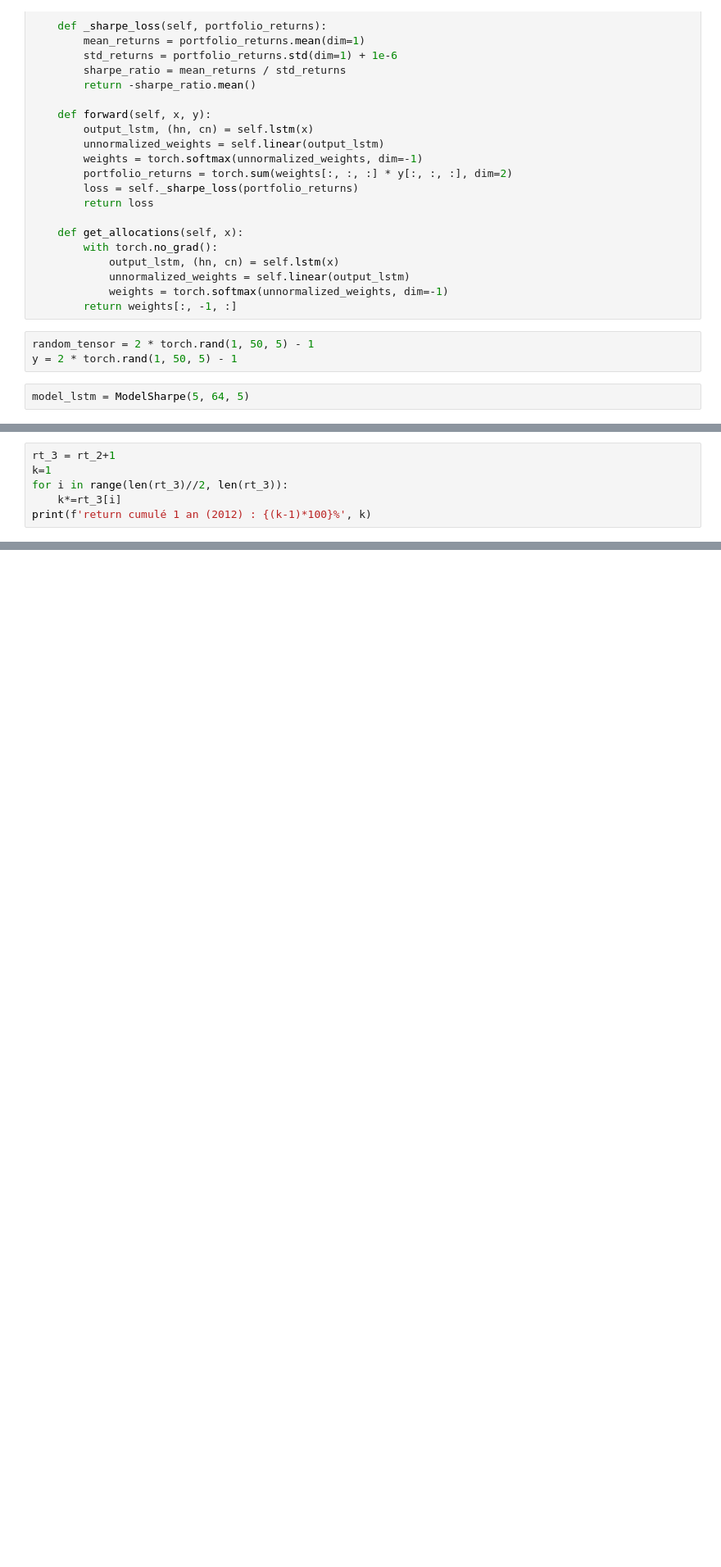
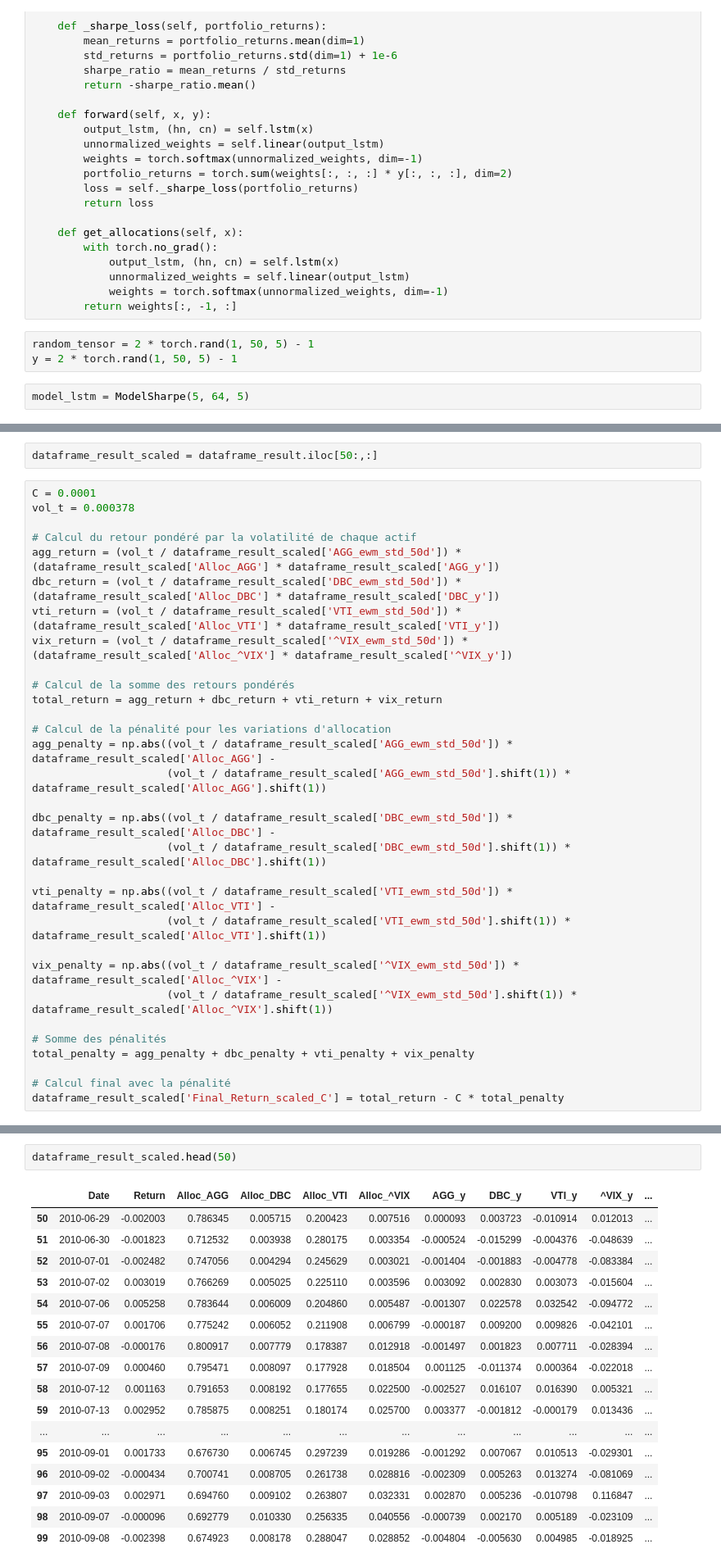
Before and after one commit to alexandreviard/DL-Portfolio-CMAP, a Jupyter notebook: lstm_rapide.ipynb, the cells around one changed output, grey strips where cells are left out. Shown: that part at 82% size. Cells and saved outputs as stored; diff of their text form; blank space fills up the shorter version.

```diff
--- a/lstm_rapide.ipynb
+++ b/lstm_rapide.ipynb
@@ -260,6 +152,0 @@ return cumulé 1 an (2011): 19.404694022165092% tensor(1.1940, dtype=torch.float
-# %%
-rt_3 = rt_2+1
-k=1
-for i in range(len(rt_3)//2, len(rt_3)):
-    k*=rt_3[i]
-print(f'return cumulé 1 an (2012) : {(k-1)*100}%', k)
@@ -267,0 +479,33 @@ return cumulé 1 an (2012) : 27.753478093539673% tensor(1.2775, dtype=torch.floa
+# %%
+dataframe_result_scaled = dataframe_result.iloc[50:,:]
+# %%
+C = 0.0001
+vol_t = 0.000378
+
+# Calcul du retour pondéré par la volatilité de chaque actif
+agg_return = (vol_t / dataframe_result_scaled['AGG_ewm_std_50d']) * (dataframe_result_scaled['Alloc_AGG'] * dataframe_result_scaled['AGG_y'])
+dbc_return = (vol_t / dataframe_result_scaled['DBC_ewm_std_50d']) * (dataframe_result_scaled['Alloc_DBC'] * dataframe_result_scaled['DBC_y'])
+vti_return = (vol_t / dataframe_result_scaled['VTI_ewm_std_50d']) * (dataframe_result_scaled['Alloc_VTI'] * dataframe_result_scaled['VTI_y'])
+vix_return = (vol_t / dataframe_result_scaled['^VIX_ewm_std_50d']) * (dataframe_result_scaled['Alloc_^VIX'] * dataframe_result_scaled['^VIX_y'])
+
+# Calcul de la somme des retours pondérés
+total_return = agg_return + dbc_return + vti_return + vix_return
+
+# Calcul de la pénalité pour les variations d'allocation
+agg_penalty = np.abs((vol_t / dataframe_result_scaled['AGG_ewm_std_50d']) * dataframe_result_scaled['Alloc_AGG'] -
+                     (vol_t / dataframe_result_scaled['AGG_ewm_std_50d'].shift(1)) * dataframe_result_scaled['Alloc_AGG'].shift(1))
+
+dbc_penalty = np.abs((vol_t / dataframe_result_scaled['DBC_ewm_std_50d']) * dataframe_result_scaled['Alloc_DBC'] -
+                     (vol_t / dataframe_result_scaled['DBC_ewm_std_50d'].shift(1)) * dataframe_result_scaled['Alloc_DBC'].shift(1))
+
+vti_penalty = np.abs((vol_t / dataframe_result_scaled['VTI_ewm_std_50d']) * dataframe_result_scaled['Alloc_VTI'] -
+                     (vol_t / dataframe_result_scaled['VTI_ewm_std_50d'].shift(1)) * dataframe_result_scaled['Alloc_VTI'].shift(1))
+
+vix_penalty = np.abs((vol_t / dataframe_result_scaled['^VIX_ewm_std_50d']) * dataframe_result_scaled['Alloc_^VIX'] -
+                     (vol_t / dataframe_result_scaled['^VIX_ewm_std_50d'].shift(1)) * dataframe_result_scaled['Alloc_^VIX'].shift(1))
+
+# Somme des pénalités
+total_penalty = agg_penalty + dbc_penalty + vti_penalty + vix_penalty
+
+# Calcul final avec la pénalité
+dataframe_result_scaled['Final_Return_scaled_C'] = total_return - C * total_penalty
@@ -267,0 +518,20 @@ return cumulé 1 an (2012) : 27.753478093539673% tensor(1.2775, dtype=torch.floa
+# %%
+dataframe_result_scaled.head(50)
+# %% [output]
+|  | Date | Return | Alloc_AGG | Alloc_DBC | Alloc_VTI | Alloc_^VIX | AGG_y | DBC_y | VTI_y | ^VIX_y | ... |
+| 50 | 2010-06-29 | -0.002003 | 0.786345 | 0.005715 | 0.200423 | 0.007516 | 0.000093 | 0.003723 | -0.010914 | 0.012013 | ... |
+| 51 | 2010-06-30 | -0.001823 | 0.712532 | 0.003938 | 0.280175 | 0.003354 | -0.000524 | -0.015299 | -0.004376 | -0.048639 | ... |
+| 52 | 2010-07-01 | -0.002482 | 0.747056 | 0.004294 | 0.245629 | 0.003021 | -0.001404 | -0.001883 | -0.004778 | -0.083384 | ... |
+| 53 | 2010-07-02 | 0.003019 | 0.766269 | 0.005025 | 0.225110 | 0.003596 | 0.003092 | 0.002830 | 0.003073 | -0.015604 | ... |
+| 54 | 2010-07-06 | 0.005258 | 0.783644 | 0.006009 | 0.204860 | 0.005487 | -0.001307 | 0.022578 | 0.032542 | -0.094772 | ... |
+| 55 | 2010-07-07 | 0.001706 | 0.775242 | 0.006052 | 0.211908 | 0.006799 | -0.000187 | 0.009200 | 0.009826 | -0.042101 | ... |
+| 56 | 2010-07-08 | -0.000176 | 0.800917 | 0.007779 | 0.178387 | 0.012918 | -0.001497 | 0.001823 | 0.007711 | -0.028394 | ... |
+| 57 | 2010-07-09 | 0.000460 | 0.795471 | 0.008097 | 0.177928 | 0.018504 | 0.001125 | -0.011374 | 0.000364 | -0.022018 | ... |
+| 58 | 2010-07-12 | 0.001163 | 0.791653 | 0.008192 | 0.177655 | 0.022500 | -0.002527 | 0.016107 | 0.016390 | 0.005321 | ... |
+| 59 | 2010-07-13 | 0.002952 | 0.785875 | 0.008251 | 0.180174 | 0.025700 | 0.003377 | -0.001812 | -0.000179 | 0.013436 | ... |
+| ... | ... | ... | ... | ... | ... | ... | ... | ... | ... | ... | ... |
+| 95 | 2010-09-01 | 0.001733 | 0.676730 | 0.006745 | 0.297239 | 0.019286 | -0.001292 | 0.007067 | 0.010513 | -0.029301 | ... |
+| 96 | 2010-09-02 | -0.000434 | 0.700741 | 0.008705 | 0.261738 | 0.028816 | -0.002309 | 0.005263 | 0.013274 | -0.081069 | ... |
+| 97 | 2010-09-03 | 0.002971 | 0.694760 | 0.009102 | 0.263807 | 0.032331 | 0.002870 | 0.005236 | -0.010798 | 0.116847 | ... |
+| 98 | 2010-09-07 | -0.000096 | 0.692779 | 0.010330 | 0.256335 | 0.040556 | -0.000739 | 0.002170 | 0.005189 | -0.023109 | ... |
+| 99 | 2010-09-08 | -0.002398 | 0.674923 | 0.008178 | 0.288047 | 0.028852 | -0.004804 | -0.005630 | 0.004985 | -0.018925 | ... |
```
Also changed, not shown: parts of 25 cells of this notebook.
